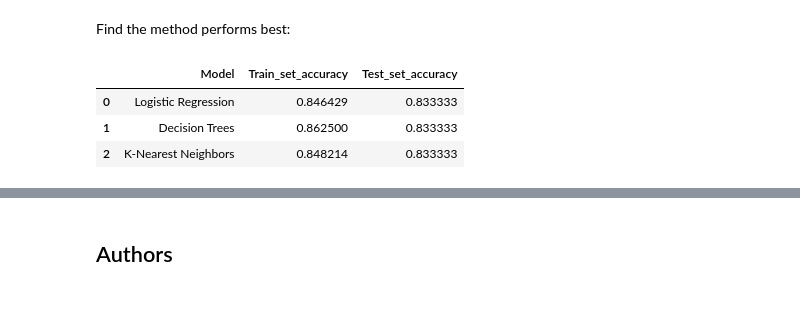
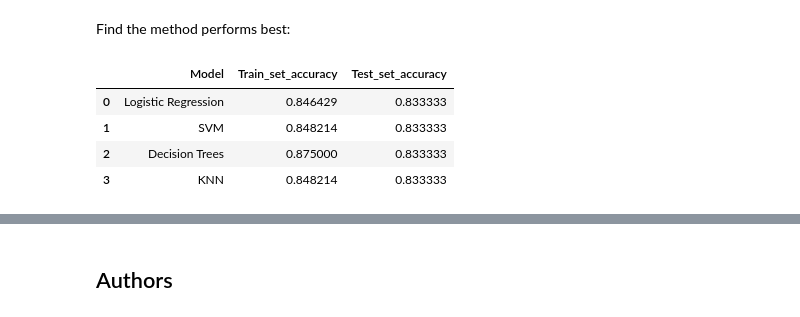
Before and after one commit to umbreon13/Capstone_Applied_Data_Science, a Jupyter notebook: 8-SpaceX_Machine_Learning_Prediction.ipynb, the cells around one changed output, grey strips where cells are left out. Cells and saved outputs as stored; diff of their text form; code cells hidden in the pictures.

Commit message:
modified:   8-SpaceX_Machine_Learning_Prediction.ipynb     Decision tree fixed

```diff
--- a/8-SpaceX_Machine_Learning_Prediction.ipynb
+++ b/8-SpaceX_Machine_Learning_Prediction.ipynb
@@ -351,19 +353,20 @@ plot_confusion_matrix(Y_test,yhat_knn)
 # %% [markdown]
 Find the method performs best:
 # %%
-model_list = [logreg_cv, tree_cv, knn_cv]
-model = ['Logistic Regression', 'Decision Trees', 'K-Nearest Neighbors']
+model_list = [logreg_cv, svm_cv, tree_cv, knn_cv]
+model = ['Logistic Regression', 'SVM', 'Decision Trees', 'KNN']
 train_acc = [mod.best_score_ for mod in model_list]
 test_acc = [mod.score(X_test, Y_test) for mod in model_list]
 
 df = pd.DataFrame()
 df['Model'] = model
 df['Train_set_accuracy'] = train_acc
 df['Test_set_accuracy'] = test_acc
 
 df
 # %% [output]
 |  | Model | Train_set_accuracy | Test_set_accuracy |
 | 0 | Logistic Regression | 0.846429 | 0.833333 |
-| 1 | Decision Trees | 0.862500 | 0.833333 |
-| 2 | K-Nearest Neighbors | 0.848214 | 0.833333 |
+| 1 | SVM | 0.848214 | 0.833333 |
+| 2 | Decision Trees | 0.875000 | 0.833333 |
+| 3 | KNN | 0.848214 | 0.833333 |
```
Also changed, not shown: parts of 6 cells of this notebook.
